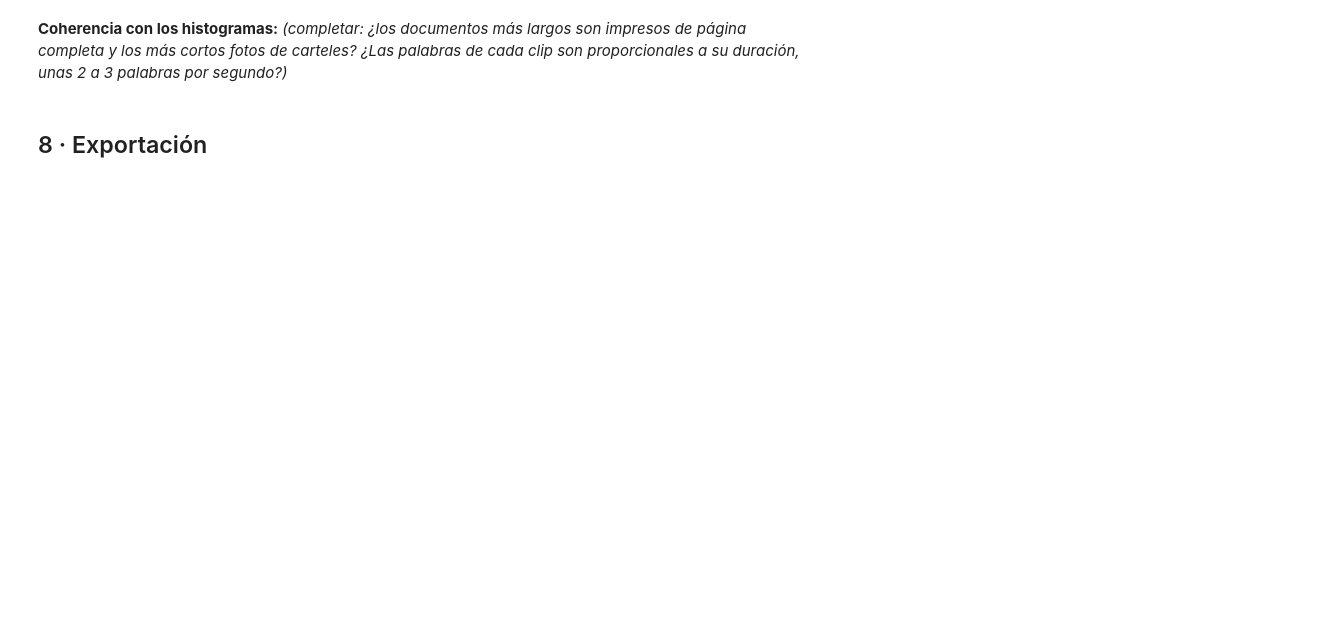
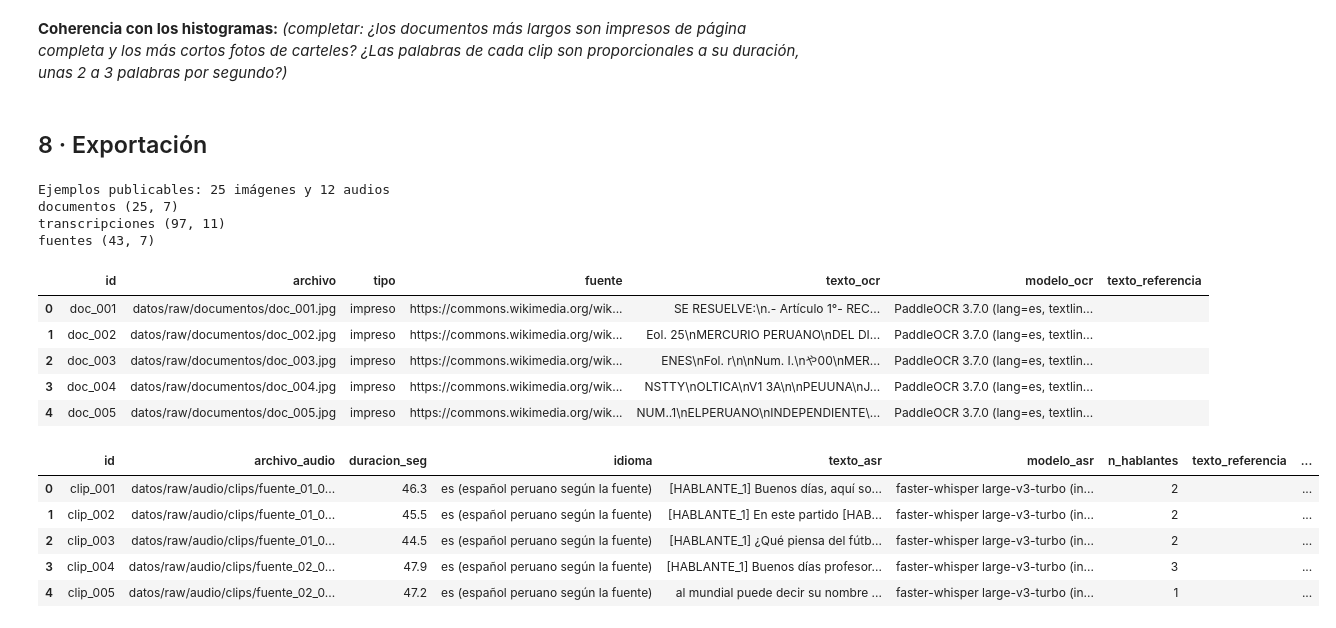
Before and after one commit to valeriavicentev/Python-intermedio, a Jupyter notebook: tarea_2/01_extraccion.ipynb, the cells around one changed output. Saved outputs shown, nothing was run; the diff lists cells and outputs as text; code cells hidden in the pictures; blank space fills up the shorter version.

```diff
--- a/tarea_2/01_extraccion.ipynb
+++ b/tarea_2/01_extraccion.ipynb
@@ -191,8 +293,9 @@ candidatos.groupby("nombre").agg(veces=("id", "size"), ids=("id", lambda s: ", "
 # %%
-# ← COMPLETAR tras leer la tabla anterior: solo personas privadas
-REEMPLAZOS = {
-    # "Nombre Apellido": "Persona_A",
-}
+# Diccionario {nombre real: seudónimo} en un archivo privado (datos/raw/reemplazos.json, fuera de Git).
+# Solo personas privadas; figuras públicas o históricas en documentos públicos se conservan.
+ruta_reemplazos = DATOS / "raw" / "reemplazos.json"
+REEMPLAZOS = json.loads(ruta_reemplazos.read_text(encoding="utf-8")) if ruta_reemplazos.exists() else {}
+print(f"Personas privadas seudonimizadas: {len(REEMPLAZOS)}")
 
 conteo_total = pd.Series(dtype=int)
 for tabla, col in [(ocr_res, "texto_ocr"), (asr_res, "texto_asr")]:
@@ -260,24 +398,54 @@ print("Clips más cortos"); display(asr_res.nsmallest(3, "duracion_seg")[cols])
 # %%
 documentos = ocr_res.assign(modelo_ocr=MODELO_OCR, texto_referencia="")[
     ["id", "archivo", "tipo", "fuente", "texto_ocr", "modelo_ocr", "texto_referencia"]
     if "fuente" in ocr_res else ["id", "archivo", "tipo", "texto_ocr", "modelo_ocr", "texto_referencia"]]
 if "fuente" not in documentos:
     documentos.insert(3, "fuente", ocr_res["fuente_url"].fillna("captura propia") + " (" + ocr_res["licencia"] + ")")
 
 transcripciones = asr_res.assign(idioma="es (español peruano según la fuente)", modelo_asr=MODELO_ASR, texto_referencia="")[
     ["id", "archivo_audio", "duracion_seg", "idioma", "texto_asr", "modelo_asr", "n_hablantes", "texto_referencia",
      "fuente_id", "tipo_audio", "rtf"]]
 
 openslr_fuente = pd.DataFrame([{"id": "openslr73", "modalidad": "audio", "fuente_url": "https://www.openslr.org/73/",
                                 "licencia": "CC BY-SA 4.0", "autor": "Google (Guevara-Rukoz et al., 2020)",
                                 "fecha_extraccion": FECHA, "acceso": "descargas.py bajar (datos.py de la Sesión 13, HTTP Range)"}])
 fuentes_csv = pd.concat([fuentes, openslr_fuente])[["id", "modalidad", "fuente_url", "licencia", "acceso", "autor", "fecha_extraccion"]]
 
 documentos.to_csv(DATOS / "documentos.csv", index=False)
 transcripciones.to_csv(DATOS / "transcripciones.csv", index=False)
 fuentes_csv.to_csv(DATOS / "fuentes.csv", index=False)
 
+# Muestra ligera y publicable para el dashboard (datos/ejemplos/):
+# - todas las imágenes (Commons, licencias libres, sin datos personales privados) a 900 px
+# - audios solo de fuentes sin personas privadas: noticiarios de la BNP (dominio público) y OpenSLR 73 (CC BY-SA, con consentimiento)
+from PIL import Image
+EJ = DATOS / "ejemplos"; (EJ / "imagenes").mkdir(parents=True, exist_ok=True); (EJ / "audio").mkdir(parents=True, exist_ok=True)
+for d in ocr_res.itertuples():
+    img = Image.open(RAW_DOC / "prep" / f"{d.id}.jpg"); img.thumbnail((900, 900)); img.save(EJ / "imagenes" / f"{d.id}.jpg", quality=80)
+publicables = pd.concat([transcripciones[transcripciones["tipo_audio"] == "noticiario"],
+                         transcripciones[transcripciones["tipo_audio"] == "habla leída"].head(6)])
+for c in publicables.itertuples():
+    sf.write(EJ / "audio" / f"{c.id}.ogg", voz.cargar_audio(c.archivo_audio), voz.SR, format="OGG", subtype="VORBIS")
+print(f"Ejemplos publicables: {len(ocr_res)} imágenes y {len(publicables)} audios")
+
 for nombre, df in [("documentos", documentos), ("transcripciones", transcripciones), ("fuentes", fuentes_csv)]:
     print(nombre, df.shape)
 display(documentos.head())
 display(transcripciones.head())
+# %% [output]
+Ejemplos publicables: 25 imágenes y 12 audios
+documentos (25, 7)
+transcripciones (97, 11)
+fuentes (43, 7)
+|  | id | archivo | tipo | fuente | texto_ocr | modelo_ocr | texto_referencia |
+| 0 | doc_001 | datos/raw/documentos/doc_001.jpg | impreso | https://commons.wikimedia.org/wik... | SE RESUELVE:\n.- Artículo 1°- REC... | PaddleOCR 3.7.0 (lang=es, textlin... |  |
+| 1 | doc_002 | datos/raw/documentos/doc_002.jpg | impreso | https://commons.wikimedia.org/wik... | Eol. 25\nMERCURIO PERUANO\nDEL DI... | PaddleOCR 3.7.0 (lang=es, textlin... |  |
+| 2 | doc_003 | datos/raw/documentos/doc_003.jpg | impreso | https://commons.wikimedia.org/wik... | ENES\nFol. r\n\nNum. I.\nや00\nMER... | PaddleOCR 3.7.0 (lang=es, textlin... |  |
+| 3 | doc_004 | datos/raw/documentos/doc_004.jpg | impreso | https://commons.wikimedia.org/wik... | NSTTY\nOLTICA\nV1 3A\n\nPEUUNA\nJ... | PaddleOCR 3.7.0 (lang=es, textlin... |  |
+| 4 | doc_005 | datos/raw/documentos/doc_005.jpg | impreso | https://commons.wikimedia.org/wik... | NUM..1\nELPERUANO\nINDEPENDIENTE\... | PaddleOCR 3.7.0 (lang=es, textlin... |  |
+|  | id | archivo_audio | duracion_seg | idioma | texto_asr | modelo_asr | n_hablantes | texto_referencia | ... |
+| 0 | clip_001 | datos/raw/audio/clips/fuente_01_0... | 46.3 | es (español peruano según la fuente) | [HABLANTE_1] Buenos días, aquí so... | faster-whisper large-v3-turbo (in... | 2 |  | ... |
+| 1 | clip_002 | datos/raw/audio/clips/fuente_01_0... | 45.5 | es (español peruano según la fuente) | [HABLANTE_1] En este partido [HAB... | faster-whisper large-v3-turbo (in... | 2 |  | ... |
+| 2 | clip_003 | datos/raw/audio/clips/fuente_01_0... | 44.5 | es (español peruano según la fuente) | [HABLANTE_1] ¿Qué piensa del fútb... | faster-whisper large-v3-turbo (in... | 2 |  | ... |
+| 3 | clip_004 | datos/raw/audio/clips/fuente_02_0... | 47.9 | es (español peruano según la fuente) | [HABLANTE_1] Buenos días profesor... | faster-whisper large-v3-turbo (in... | 3 |  | ... |
+| 4 | clip_005 | datos/raw/audio/clips/fuente_02_0... | 47.2 | es (español peruano según la fuente) | al mundial puede decir su nombre ... | faster-whisper large-v3-turbo (in... | 1 |  | ... |
```
Also changed, not shown: parts of 13 cells of this notebook, 53 other files.
